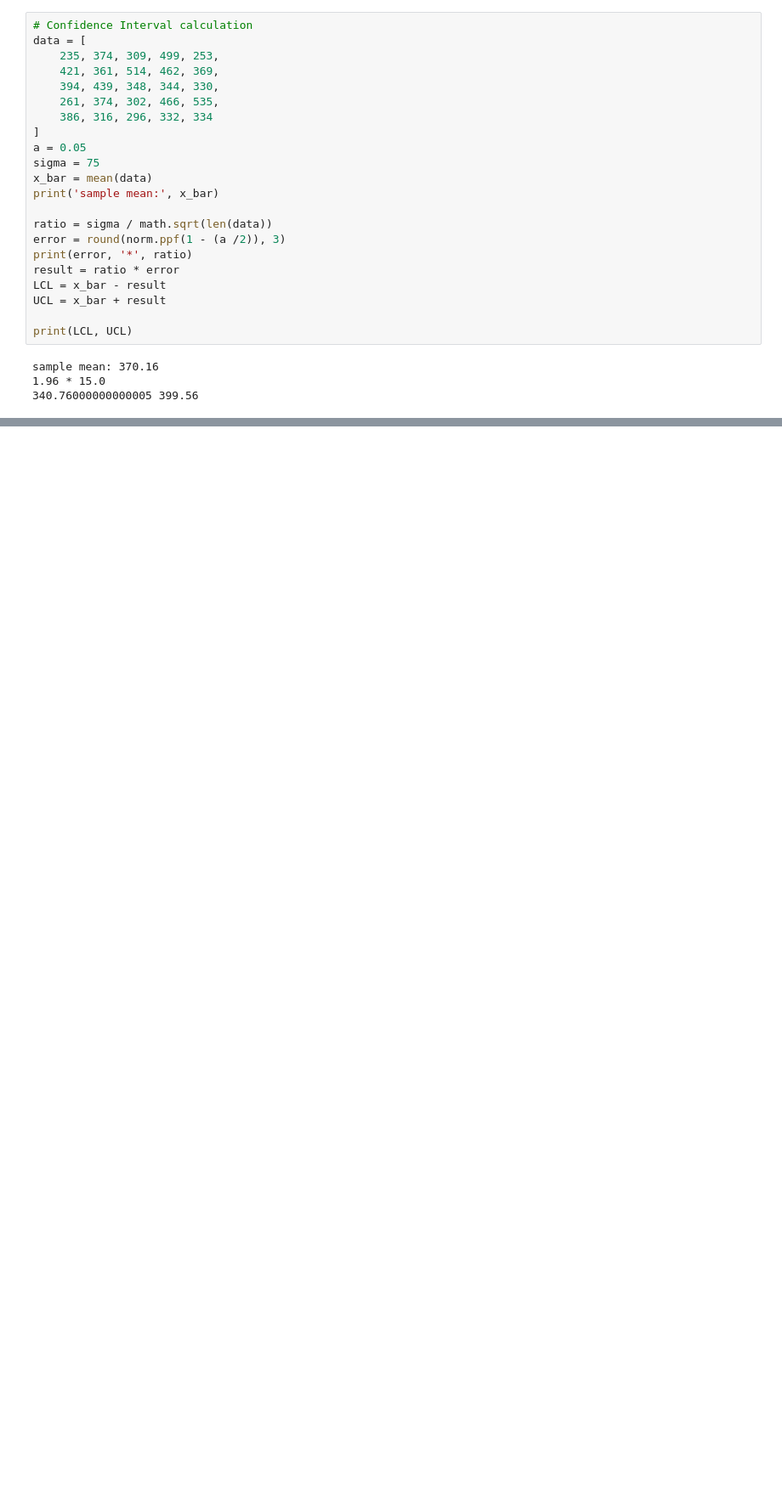
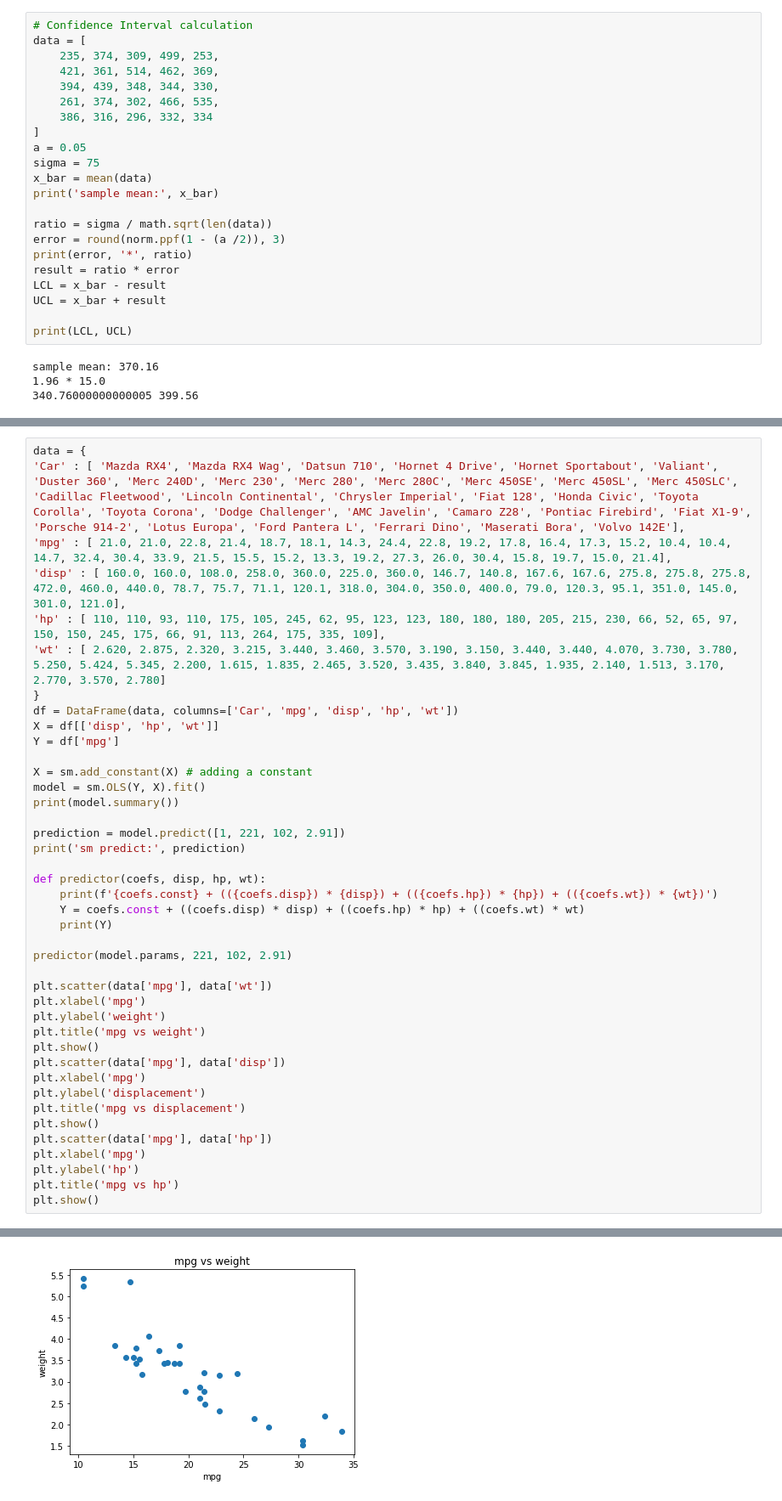
Before and after one commit to camburn/statistics, a Jupyter notebook: notebooks/Formula Implementations.ipynb, the cells around one changed output, grey strips where cells are left out. Shown at 85% size. Cells and saved outputs as stored; diff of their text form; blank space fills up the shorter version.

```diff
--- a/notebooks/Formula Implementations.ipynb
+++ b/notebooks/Formula Implementations.ipynb
@@ -733,0 +799,42 @@ Warnings:
+# %%
+data = {
+'Car' : [ 'Mazda RX4', 'Mazda RX4 Wag', 'Datsun 710', 'Hornet 4 Drive', 'Hornet Sportabout', 'Valiant', 'Duster 360', 'Merc 240D', 'Merc 230', 'Merc 280', 'Merc 280C', 'Merc 450SE', 'Merc 450SL', 'Merc 450SLC', 'Cadillac Fleetwood', 'Lincoln Continental', 'Chrysler Imperial', 'Fiat 128', 'Honda Civic', 'Toyota Corolla', 'Toyota Corona', 'Dodge Challenger', 'AMC Javelin', 'Camaro Z28', 'Pontiac Firebird', 'Fiat X1-9', 'Porsche 914-2', 'Lotus Europa', 'Ford Pantera L', 'Ferrari Dino', 'Maserati Bora', 'Volvo 142E'],
+'mpg' : [ 21.0, 21.0, 22.8, 21.4, 18.7, 18.1, 14.3, 24.4, 22.8, 19.2, 17.8, 16.4, 17.3, 15.2, 10.4, 10.4, 14.7, 32.4, 30.4, 33.9, 21.5, 15.5, 15.2, 13.3, 19.2, 27.3, 26.0, 30.4, 15.8, 19.7, 15.0, 21.4],
+'disp' : [ 160.0, 160.0, 108.0, 258.0, 360.0, 225.0, 360.0, 146.7, 140.8, 167.6, 167.6, 275.8, 275.8, 275.8, 472.0, 460.0, 440.0, 78.7, 75.7, 71.1, 120.1, 318.0, 304.0, 350.0, 400.0, 79.0, 120.3, 95.1, 351.0, 145.0, 301.0, 121.0],
+'hp' : [ 110, 110, 93, 110, 175, 105, 245, 62, 95, 123, 123, 180, 180, 180, 205, 215, 230, 66, 52, 65, 97, 150, 150, 245, 175, 66, 91, 113, 264, 175, 335, 109],
+'wt' : [ 2.620, 2.875, 2.320, 3.215, 3.440, 3.460, 3.570, 3.190, 3.150, 3.440, 3.440, 4.070, 3.730, 3.780, 5.250, 5.424, 5.345, 2.200, 1.615, 1.835, 2.465, 3.520, 3.435, 3.840, 3.845, 1.935, 2.140, 1.513, 3.170, 2.770, 3.570, 2.780]
+}
+df = DataFrame(data, columns=['Car', 'mpg', 'disp', 'hp', 'wt'])
+X = df[['disp', 'hp', 'wt']]
+Y = df['mpg']
+
+X = sm.add_constant(X) # adding a constant
+model = sm.OLS(Y, X).fit()
+print(model.summary())
+
+prediction = model.predict([1, 221, 102, 2.91])
+print('sm predict:', prediction)
+
+def predictor(coefs, disp, hp, wt):
+    print(f'{coefs.const} + (({coefs.disp}) * {disp}) + (({coefs.hp}) * {hp}) + (({coefs.wt}) * {wt})')
+    Y = coefs.const + ((coefs.disp) * disp) + ((coefs.hp) * hp) + ((coefs.wt) * wt)
+    print(Y)
+
+predictor(model.params, 221, 102, 2.91)
+
+plt.scatter(data['mpg'], data['wt'])
+plt.xlabel('mpg')
+plt.ylabel('weight')
+plt.title('mpg vs weight')
+plt.show()
+plt.scatter(data['mpg'], data['disp'])
+plt.xlabel('mpg')
+plt.ylabel('displacement')
+plt.title('mpg vs displacement')
+plt.show()
+plt.scatter(data['mpg'], data['hp'])
+plt.xlabel('mpg')
+plt.ylabel('hp')
+plt.title('mpg vs hp')
+plt.show()
+# %% [output]
@@ -733,0 +858 @@ Warnings:
+[figure, added]
```
Also changed, not shown: parts of 7 cells of this notebook, 1 other file.
